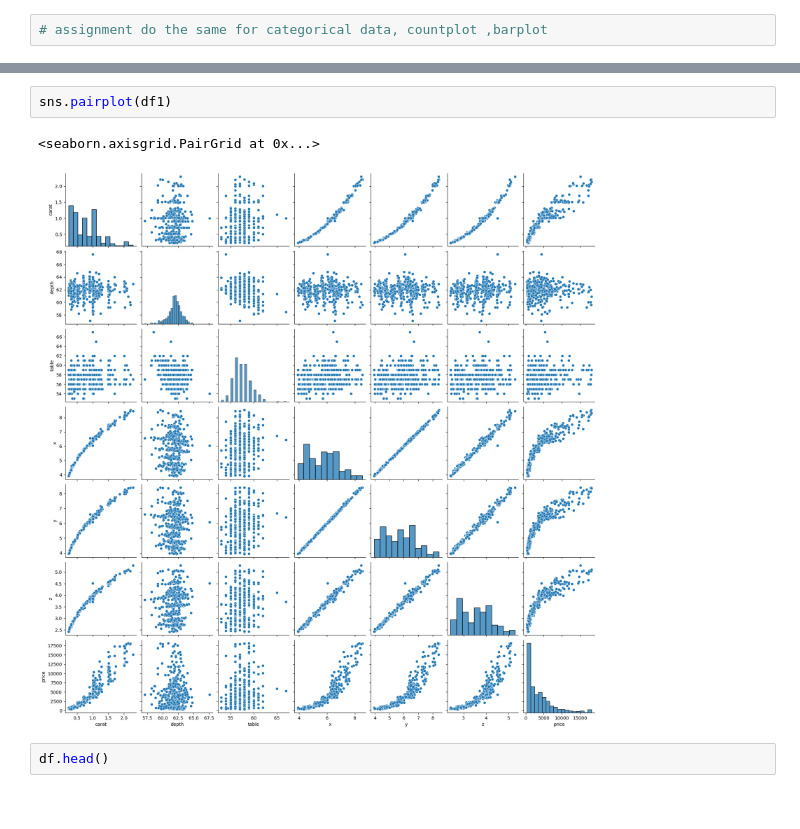
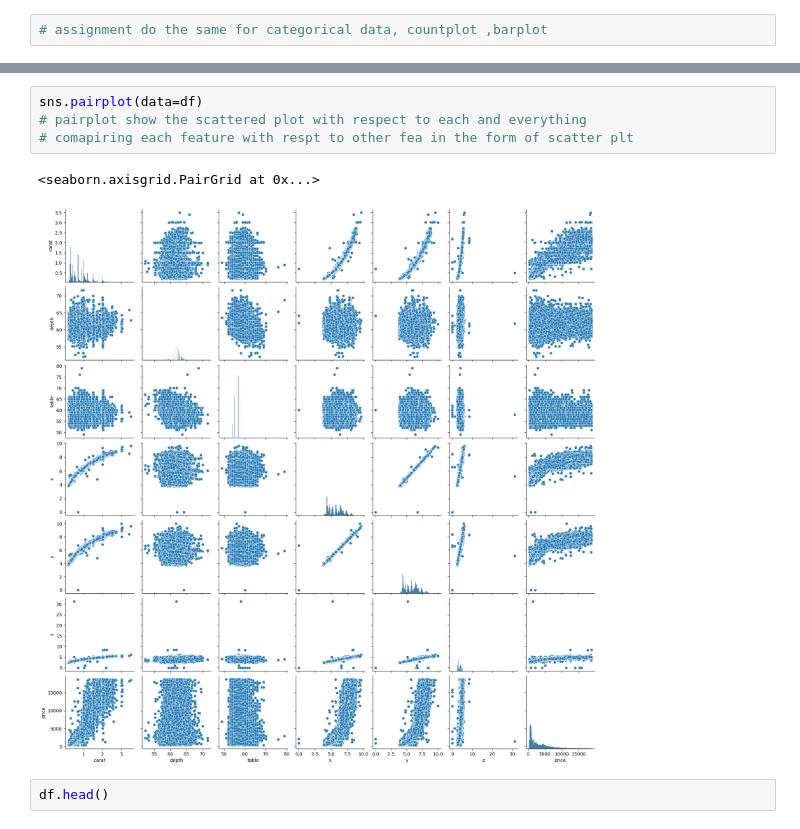
Before and after one commit to Mrinaldeshmukh22/Houseprice, a Jupyter notebook: notebooks/EDA.ipynb, the cells around one changed output, grey strips where cells are left out. Drawn from its saved outputs; the diff is of its cells as text.

```diff
--- a/notebooks/EDA.ipynb
+++ b/notebooks/EDA.ipynb
@@ -268,11 +269,13 @@ sns.heatmap(df1.corr(),annot=True)
 | 193571 | 0.34 | Very Good | D | SI1 | 62.9 | 55.0 | 681 |
 | 193572 | 0.71 | Good | E | SI2 | 60.8 | 64.0 | 2258 |
 193573 rows × 7 columns
-# %%
-sns.pairplot(df1)
-# %% [output]
-<seaborn.axisgrid.PairGrid at 0x...>
-[figure, removed]
+# %%
+sns.pairplot(data=df)
+# pairplot show the scattered plot with respect to each and everything
+# comapiring each feature with respt to other fea in the form of scatter plt
+# %% [output]
+<seaborn.axisgrid.PairGrid at 0x...>
+[figure, added]
 # %%
 df.head()
 # %% [output]
```
Also changed, not shown: parts of 7 cells of this notebook, 9 other files.
